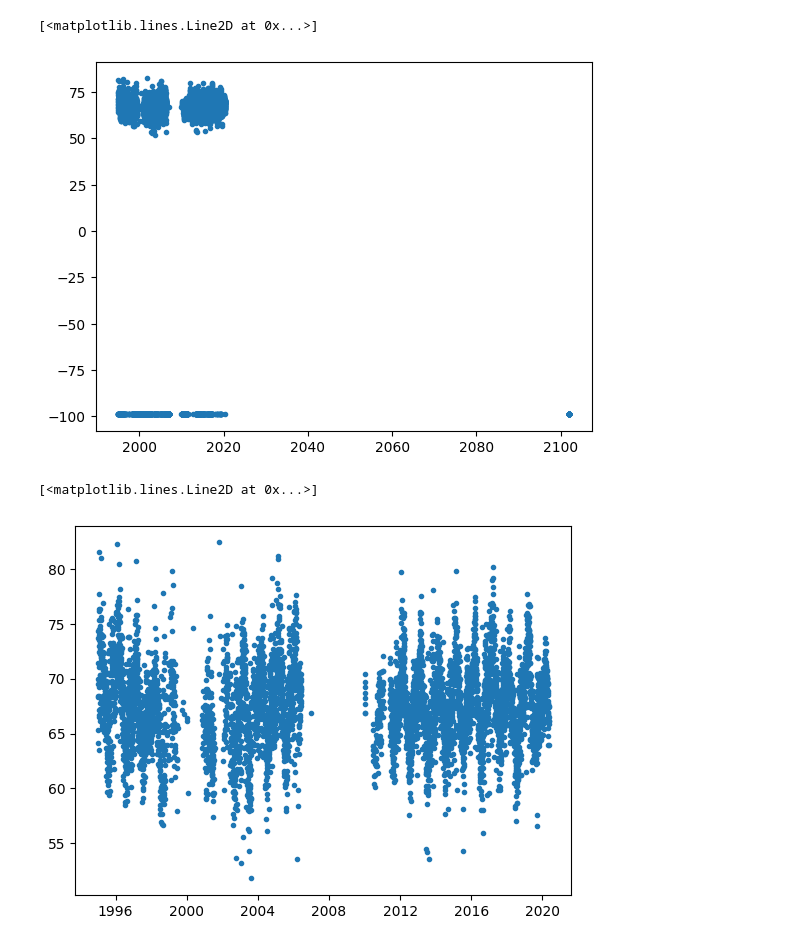
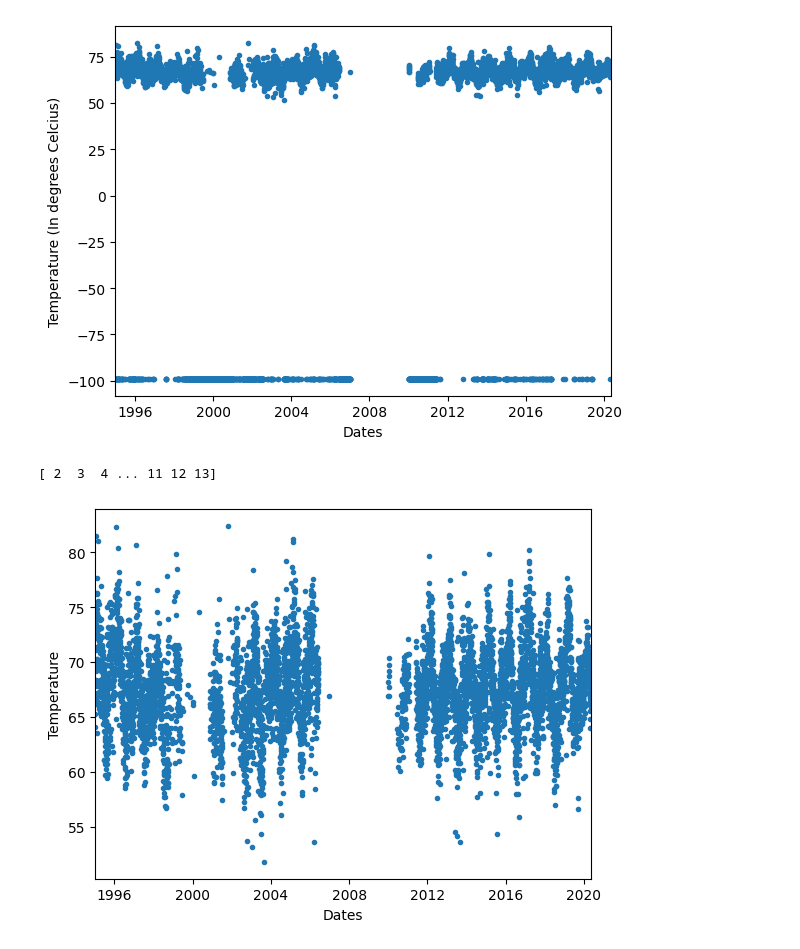
Before and after one commit to Kreezy09/date-temp, a Jupyter notebook: assgnpy.ipynb, the cells around one changed output. Cells and saved outputs as stored; diff of their text form; code cells hidden in the pictures.

```diff
--- a/assgnpy.ipynb
+++ b/assgnpy.ipynb
@@ -46,10 +25,15 @@ AvgTemperatureKe=np.loadtxt( "Kenyadts.csv", dtype="float", delimiter=",", skipr
 # %%
 KeDates = np.loadtxt( "Kenyadts.csv", dtype="M", delimiter=",", skiprows=1, usecols =(1))
 # %%
+x_min = datetime.datetime(1995, 1, 1)
+x_max = datetime.datetime(2020, 5, 13)
 plt.plot(KeDates, AvgTemperatureKe, '.')
+plt.xlim(x_min, x_max)
+plt.xlabel('Dates')
+plt.ylabel('Temperature (In degrees Celcius)')
+plt.show()
 # %% [output]
-[<matplotlib.lines.Line2D at 0x...>]
-[figure, old version]
+[figure, new version]
 # %%
 keepForKe=np.abs (AvgTemperatureKe)<90
 # %%
@@ -59,5 +51,14 @@ Ke_dts = KeDates[keepForKe]
+# %%
+print(Ke_day)
+# %% [output]
+[ 2  3  4 ... 11 12 13]
 # %%
+x_min = datetime.datetime(1995, 1, 1)
+x_max = datetime.datetime(2020, 5, 13)
 plt.plot(Ke_dts, Ke_temperature, '.')
+plt.xlim(x_min, x_max)
+plt.xlabel('Dates')
+plt.ylabel('Temperature')
+plt.show()
 # %% [output]
-[<matplotlib.lines.Line2D at 0x...>]
-[figure, old version]
+[figure, new version]
```
Also changed, not shown: parts of 26 cells of this notebook.
